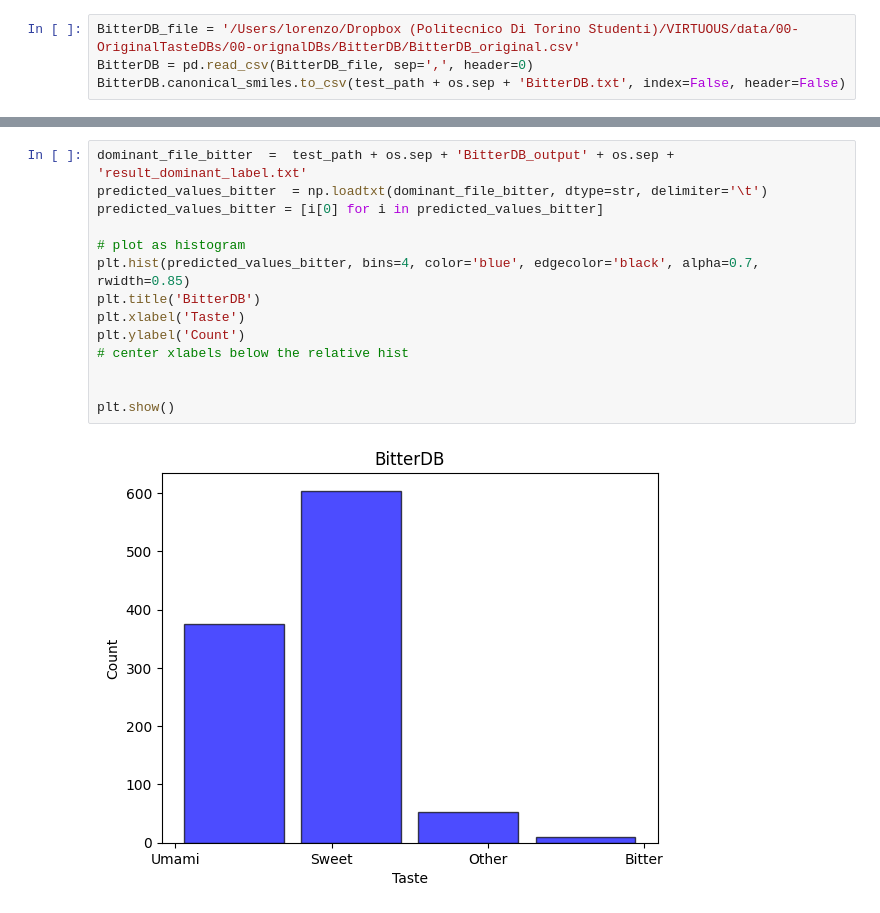
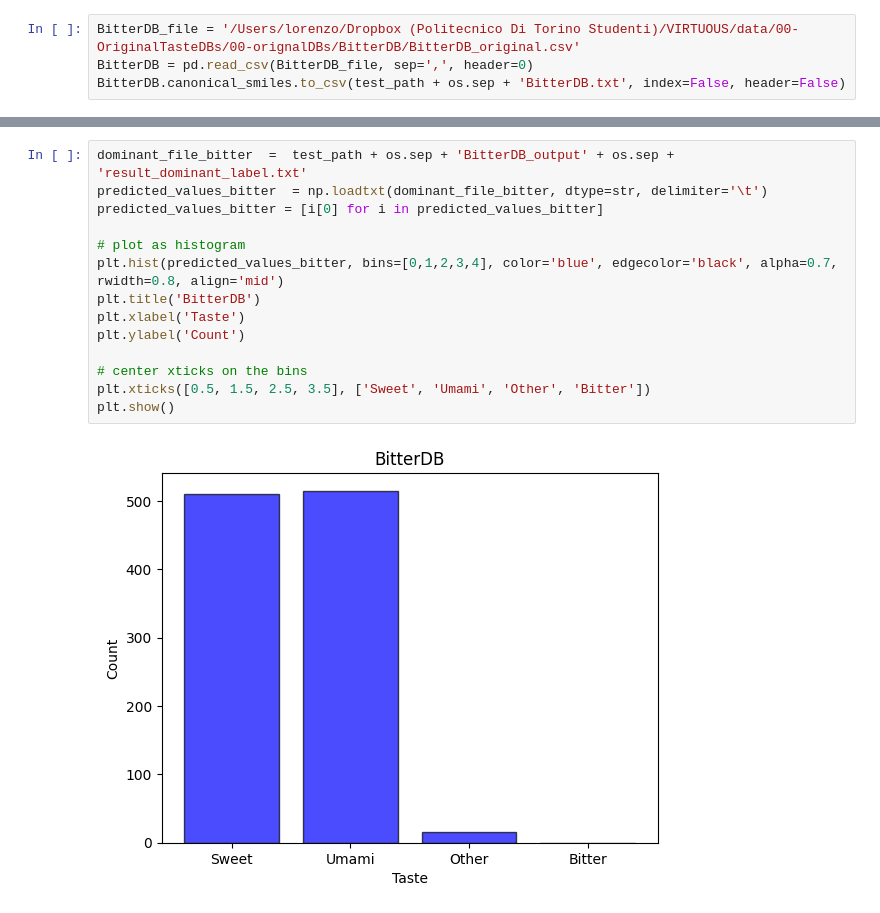
Before and after one commit to lorenzopallante/VirtuousMultiTaste, a Jupyter notebook: notebook/test.ipynb, the cells around one changed output, grey strips where cells are left out. Saved outputs shown, nothing was run; the diff lists cells and outputs as text.

```diff
--- a/notebook/test.ipynb
+++ b/notebook/test.ipynb
@@ -160,16 +244,16 @@ BitterDB.canonical_smiles.to_csv(test_path + os.sep + 'BitterDB.txt', index=Fals
 # %%
 dominant_file_bitter  =  test_path + os.sep + 'BitterDB_output' + os.sep + 'result_dominant_label.txt'
 predicted_values_bitter  = np.loadtxt(dominant_file_bitter, dtype=str, delimiter='\t')
 predicted_values_bitter = [i[0] for i in predicted_values_bitter]
 
 # plot as histogram
-plt.hist(predicted_values_bitter, bins=4, color='blue', edgecolor='black', alpha=0.7, rwidth=0.85)
+plt.hist(predicted_values_bitter, bins=[0,1,2,3,4], color='blue', edgecolor='black', alpha=0.7, rwidth=0.8, align='mid')
 plt.title('BitterDB')
 plt.xlabel('Taste')
 plt.ylabel('Count')
-# center xlabels below the relative hist
 
-
+# center xticks on the bins
+plt.xticks([0.5, 1.5, 2.5, 3.5], ['Sweet', 'Umami', 'Other', 'Bitter'])
 plt.show()
 # %% [output]
-[figure, old version]
+[figure, new version]
```
Also changed, not shown: parts of 13 cells of this notebook.
